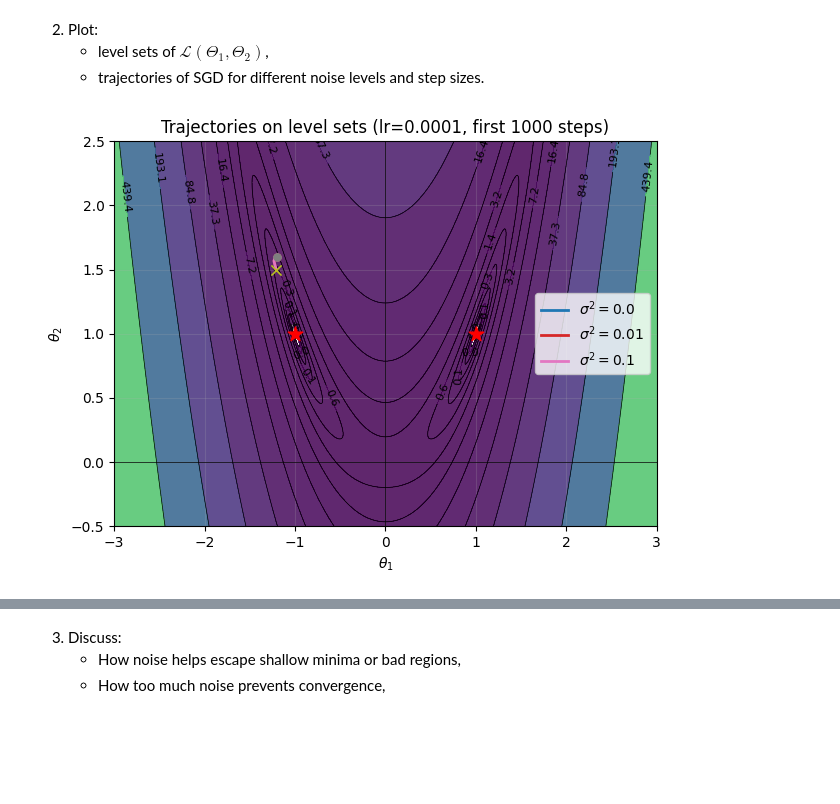
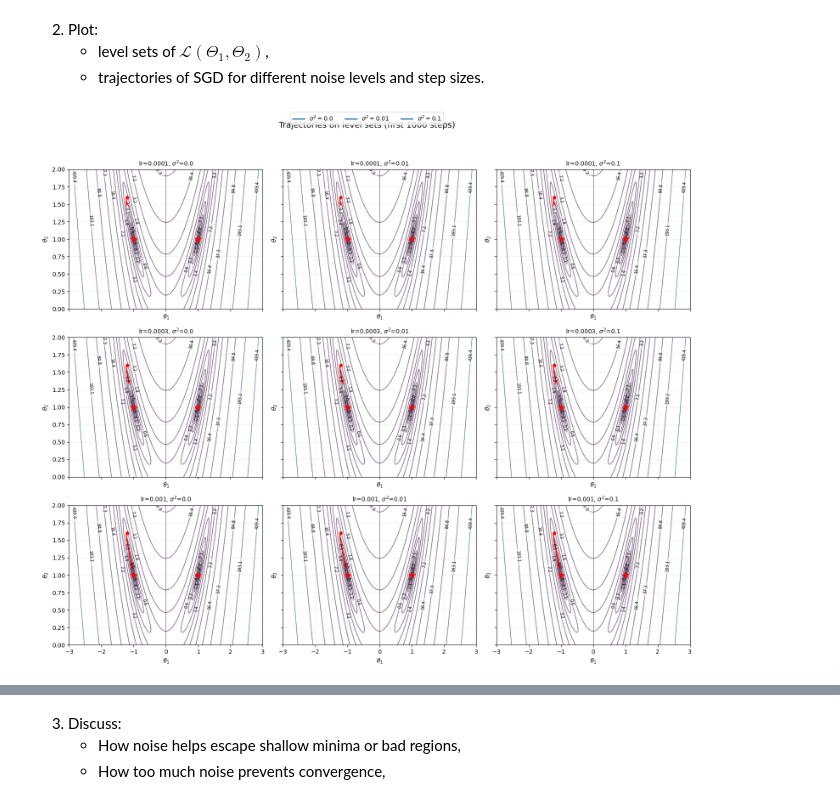
Before and after one commit to annalisapol/smm-course, a Jupyter notebook: homeworks/hw2/hw2.ipynb, the cells around one changed output, grey strips where cells are left out. Cells and saved outputs as stored; diff of their text form; code cells hidden in the pictures; blank space fills up the shorter version.

```diff
--- a/homeworks/hw2/hw2.ipynb
+++ b/homeworks/hw2/hw2.ipynb
@@ -145,7 +145,7 @@ for B in batch_sizes:
         th_plot[-1,0],
         th_plot[-1,1],
         s=80,
-        marker="X",
+        marker="x",
         color=plt.gca().lines[-1].get_color()
     )
 
@@ -348,50 +348,69 @@ for lr in lrs:
    - level sets of $\mathcal{L}(\Theta_1,\Theta_2)$,
    - trajectories of SGD for different noise levels and step sizes.
 # %%
-#9 grafici separati, rifallo
-
-def quad_levelsets(xlim=(-3.0, 3.0), ylim=(-1.0, 4.0), ngrid=400, levels = None, title=None):
+def quad_levelsets(ax, xlim=(-3.0, 3.0), ylim=(0.0, 2.0), ngrid=400, levels=None, title=None):
     xs = np.linspace(xlim[0], xlim[1], ngrid)
     ys = np.linspace(ylim[0], ylim[1], ngrid)
     X, Y = np.meshgrid(xs, ys)
+
     Z = (X**2 - 1)**2 + 10 * (Y - X**2)**2
 
+    ax.contour(X, Y, Z, levels=levels, alpha=0.3)
+    cs = ax.contour(X, Y, Z, levels=levels, colors="black", linewidths=0.3)
+    ax.clabel(cs, inline=True, fontsize=7)
 
-    plt.contourf(X, Y, Z, levels=levels, cmap="viridis", alpha=0.85)
-    cs = plt.contour(X, Y, Z, levels=levels, colors="black", linewidths=0.5)
-
-    plt.clabel(cs, inline=True, fontsize=8)
-    plt.axhline(0, lw=0.5, color="k")
-    plt.axvline(0, lw=0.5, color="k")
+    ax.axhline(0, lw=0.5, color="k")
+    ax.axvline(0, lw=0.5, color="k")
+    ax.set_xlim(*xlim)
+    ax.set_ylim(*ylim)
+    ax.set_xlabel(r"$\theta_1$")
+    ax.set_ylabel(r"$\theta_2$")
+    ax.grid(alpha=0.2)
 
     if title:
-        plt.title(title)
+        ax.set_title(title, fontsize=10)
 
-    plt.xlabel(r"$\theta_1$")
-    plt.ylabel(r"$\theta_2$")
-    plt.grid(alpha=0.2)
 levels = np.logspace(-2, 3, 15)
 
-for lr in lrs:
-    plt.figure(figsize=(7,5))
+fig, axes = plt.subplots(
+    nrows=len(lrs),
+    ncols=len(sigma2_vals),
+    figsize=(5.2 * len(sigma2_vals), 4.4 * len(lrs)),
+    sharex=True,
+    sharey=True
+)
 
-    quad_levelsets(
-        xlim=(-3, 3),
-        ylim=(-0.5, 2.5),
-        ngrid=500,
-        levels=levels,
-        title=fr"Trajectories on level sets (lr={lr}, first {T} steps)"
-    )
+axes = np.atleast_2d(axes)
 
-    for sigma2 in sigma2_vals:
+for i, lr in enumerate(lrs):
+    for j, sigma2 in enumerate(sigma2_vals):
+        ax = axes[i, j]
+
+        quad_levelsets(
+            ax=ax,
+            xlim=(-3, 3),
+            ylim=(0, 2),
+            ngrid=500,
+            levels=levels,
+            title=fr"lr={lr}, $\sigma^2$={sigma2}"
+        )
+
         th = results[(lr, sigma2)][:T]
-        plt.plot(th[:,0], th[:,1], lw=2, label=fr"$\sigma^2={sigma2}$")
-        plt.plot(th[0,0], th[0,1], "o", ms=5)
-        plt.plot(th[-1,0], th[-1,1], "x", ms=7)
 
-    plt.scatter([1, -1], [1, 1], marker="*", s=120, color="red", zorder=5)
+        ax.plot(th[:, 0], th[:, 1], lw=2, color="red")
+        ax.plot(th[0, 0], th[0, 1], marker="o", ms=5, color="red")
+        ax.plot(th[-1, 0], th[-1, 1], marker="x", ms=7, color="red")
 
-    plt.legend()
-    plt.show()
+        ax.scatter([1, -1], [1, 1], marker="*", s=120, color="red", zorder=5)
+
+legend_handles = [
+    plt.Line2D([0], [0], lw=2, label=fr"$\sigma^2={s2}$")
+    for s2 in sigma2_vals
+]
+fig.legend(handles=legend_handles, loc="upper center", ncol=len(sigma2_vals), frameon=True)
+
+fig.suptitle(fr"Trajectories on level sets (first {T} steps)", fontsize=14, y=0.98)
+plt.tight_layout(rect=[0, 0, 1, 0.95])
+plt.show()
 # %% [output]
-[figure, old version]
+[figure, new version]
```
Also changed, not shown: parts of 3 cells of this notebook, 2 other files.
